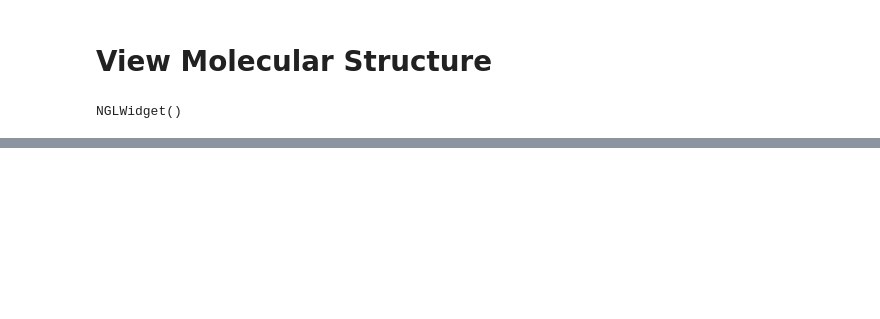
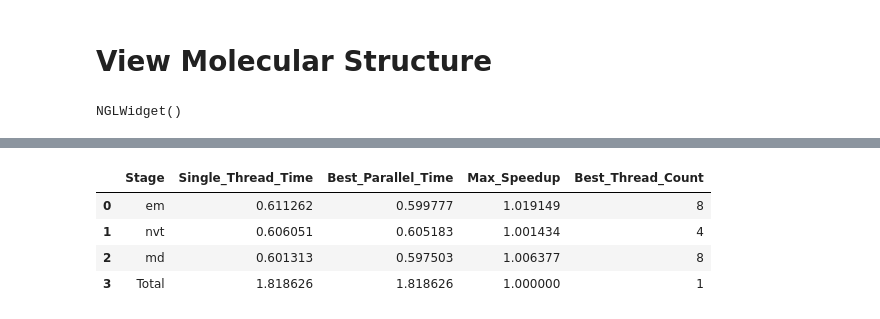
Before and after one commit to RestartDK/alzheimer-hpc, a Jupyter notebook: analysis/molecular-dynamics.ipynb, the cells around one changed output, grey strips where cells are left out. Saved outputs shown, nothing was run; the diff lists cells and outputs as text; code cells hidden in the pictures; blank space fills up the shorter version.

```diff
--- a/analysis/molecular-dynamics.ipynb
+++ b/analysis/molecular-dynamics.ipynb
@@ -183,9 +289,21 @@ results = md_sim.analyze_performance()
-# %%
-
-# Example usage in notebook:
-base_dir = "../"
-md_sim = MDSimulation(base_dir)
-md_sim.setup_simulation()
-md_sim.run_benchmarks()
-results_df = md_sim.analyze_results()
-display(results_df)
+# %%
+try:
+    # Initialize simulation
+    md_sim = MDSimulation("../data/input")
+
+    # Setup parameters
+    md_sim.setup_md_parameters()
+
+    # Run benchmarks
+    md_sim.run_benchmarks()
+
+    # Analyze results (only on rank 0)
+    if md_sim.rank == 0:
+        results = md_sim.analyze_performance()
+        print("\nDetailed results:")
+
+except Exception as e:
+    print(f"Error on rank {md_sim.rank}: {str(e)}")
+
+# Finalize MPI
+MPI.Finalize()
@@ -191,0 +513,8 @@ display(results_df)
+# %%
+results
+# %% [output]
+|  | Stage | Single_Thread_Time | Best_Parallel_Time | Max_Speedup | Best_Thread_Count |
+| 0 | em | 0.611262 | 0.599777 | 1.019149 | 8 |
+| 1 | nvt | 0.606051 | 0.605183 | 1.001434 | 4 |
+| 2 | md | 0.601313 | 0.597503 | 1.006377 | 8 |
+| 3 | Total | 1.818626 | 1.818626 | 1.000000 | 1 |
```
Also changed, not shown: parts of 4 cells of this notebook.
